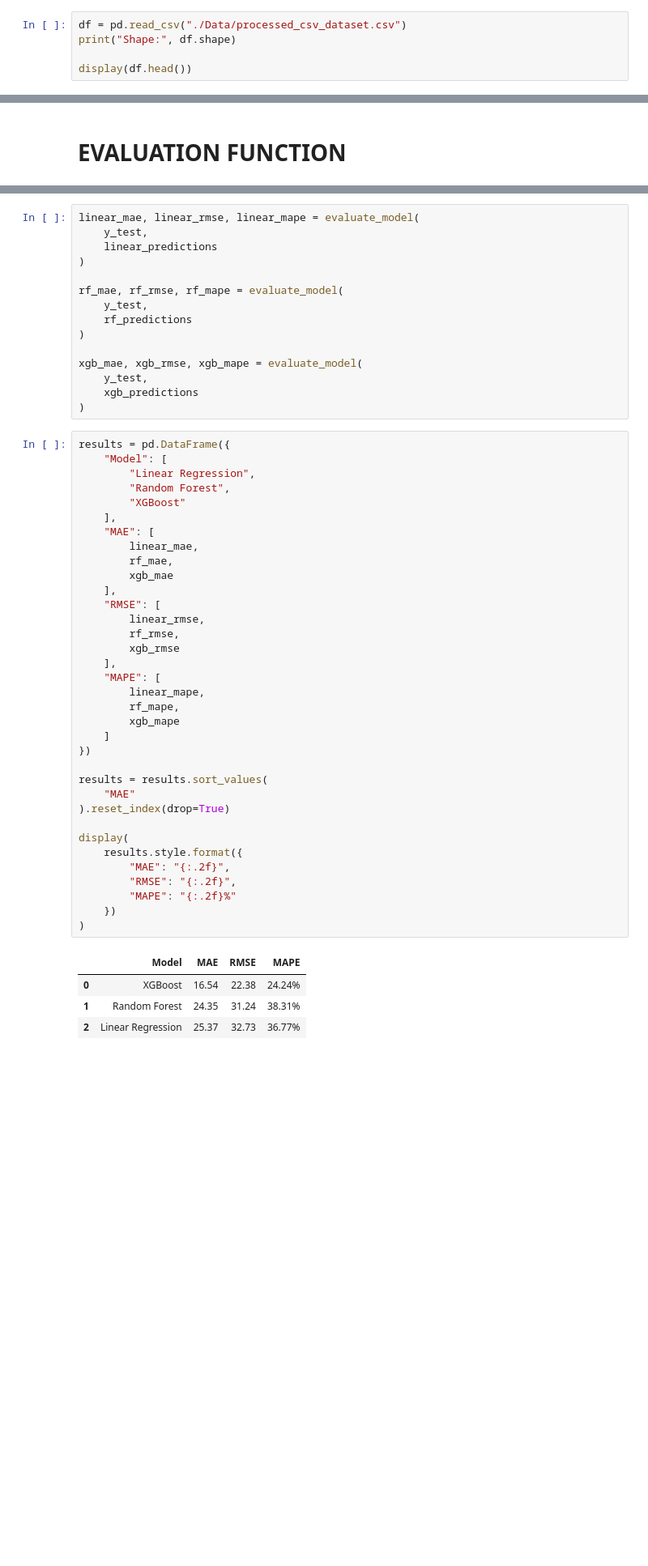
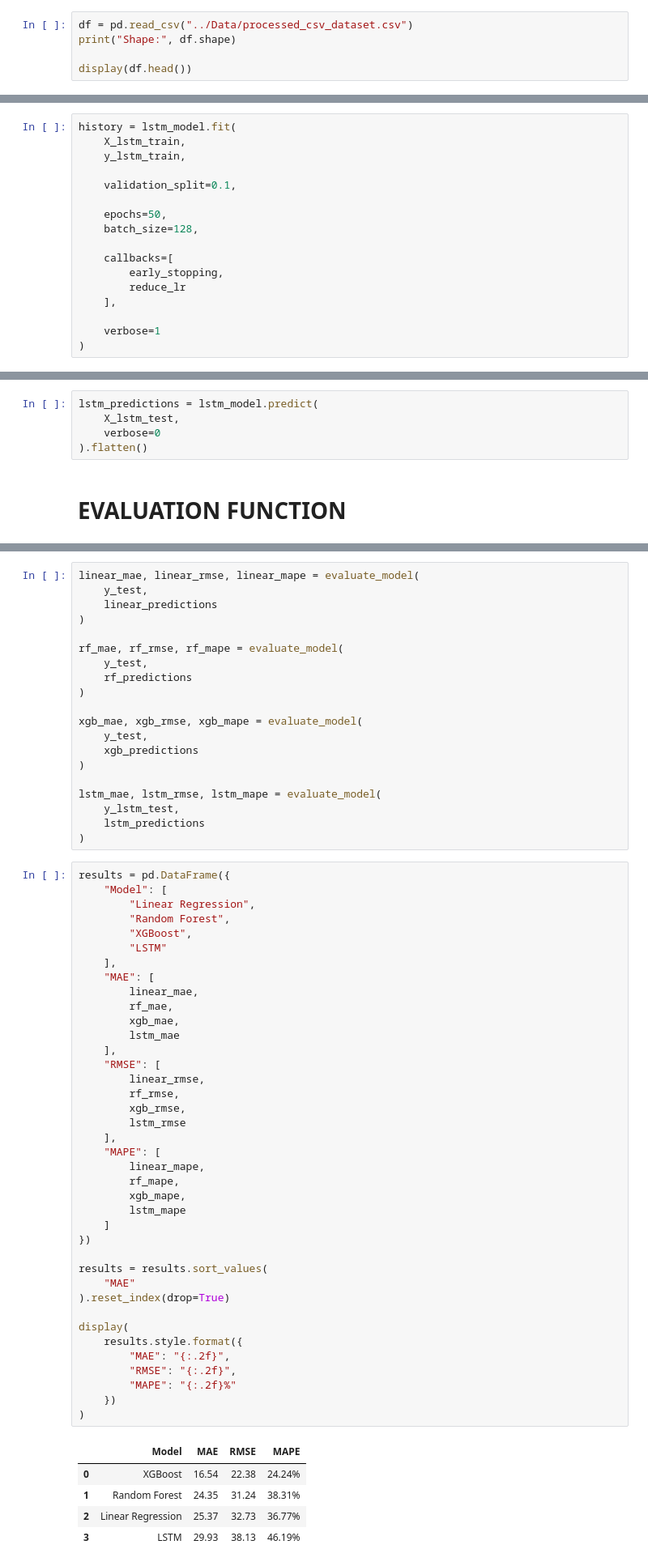
Before and after one commit to shubhamprajapati1504/Dork-Ketal-Assignment, a Jupyter notebook: notebooks/model_building.ipynb, the cells around one changed output, grey strips where cells are left out. Shown at 81% size. Cells and saved outputs as stored; diff of their text form; blank space fills up the shorter version.

Commit message:
implement LSTM model for demand forecasting

```diff
--- a/notebooks/model_building.ipynb
+++ b/notebooks/model_building.ipynb
@@ -9,7 +9,7 @@ from sklearn.ensemble import RandomForestRegressor
 from sklearn.metrics import mean_absolute_error, mean_squared_error
 pd.set_option("display.max_columns", None)
 # %%
-df = pd.read_csv("./Data/processed_csv_dataset.csv")
+df = pd.read_csv("../Data/processed_csv_dataset.csv")
 print("Shape:", df.shape)
 
 display(df.head())
@@ -284,0 +488,17 @@ xgb_predictions = xgb_model.predict(
+# %%
+history = lstm_model.fit(
+    X_lstm_train,
+    y_lstm_train,
+
+    validation_split=0.1,
+
+    epochs=50,
+    batch_size=128,
+
+    callbacks=[
+        early_stopping,
+        reduce_lr
+    ],
+
+    verbose=1
+)
@@ -285,3 +523,8 @@ xgb_predictions = xgb_model.predict(
+# %%
+lstm_predictions = lstm_model.predict(
+    X_lstm_test,
+    verbose=0
+).flatten()
 # %% [markdown]
 # EVALUATION FUNCTION
 # %%
@@ -329,46 +572,56 @@ xgb_mae, xgb_rmse, xgb_mape = evaluate_model(
     y_test,
     xgb_predictions
 )
+
+lstm_mae, lstm_rmse, lstm_mape = evaluate_model(
+    y_lstm_test,
+    lstm_predictions
+)
 # %%
 results = pd.DataFrame({
     "Model": [
         "Linear Regression",
         "Random Forest",
-        "XGBoost"
+        "XGBoost",
+        "LSTM"
     ],
     "MAE": [
         linear_mae,
         rf_mae,
-        xgb_mae
+        xgb_mae,
+        lstm_mae
     ],
     "RMSE": [
         linear_rmse,
         rf_rmse,
-        xgb_rmse
+        xgb_rmse,
+        lstm_rmse
     ],
     "MAPE": [
         linear_mape,
         rf_mape,
-        xgb_mape
+        xgb_mape,
+        lstm_mape
     ]
 })
 
 results = results.sort_values(
     "MAE"
 ).reset_index(drop=True)
 
 display(
     results.style.format({
         "MAE": "{:.2f}",
         "RMSE": "{:.2f}",
         "MAPE": "{:.2f}%"
     })
 )
 # %% [output]
 |  | Model | MAE | RMSE | MAPE |
 | 0 | XGBoost | 16.54 | 22.38 | 24.24% |
 | 1 | Random Forest | 24.35 | 31.24 | 38.31% |
 | 2 | Linear Regression | 25.37 | 32.73 | 36.77% |
+| 3 | LSTM | 29.93 | 38.13 | 46.19% |
 # %%
 best_model_name = results.loc[
     results["MAE"].idxmin(),
```
Also changed, not shown: parts of 12 cells of this notebook.
